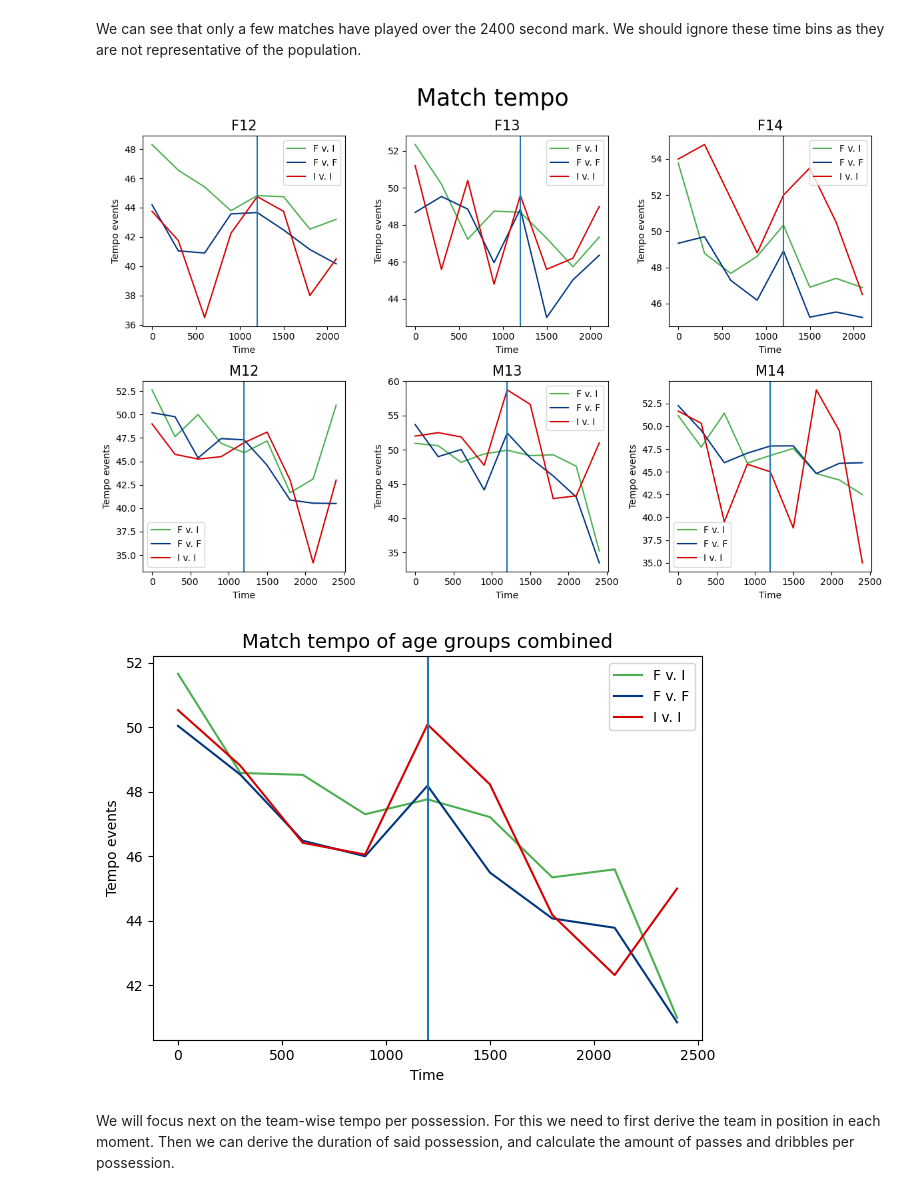
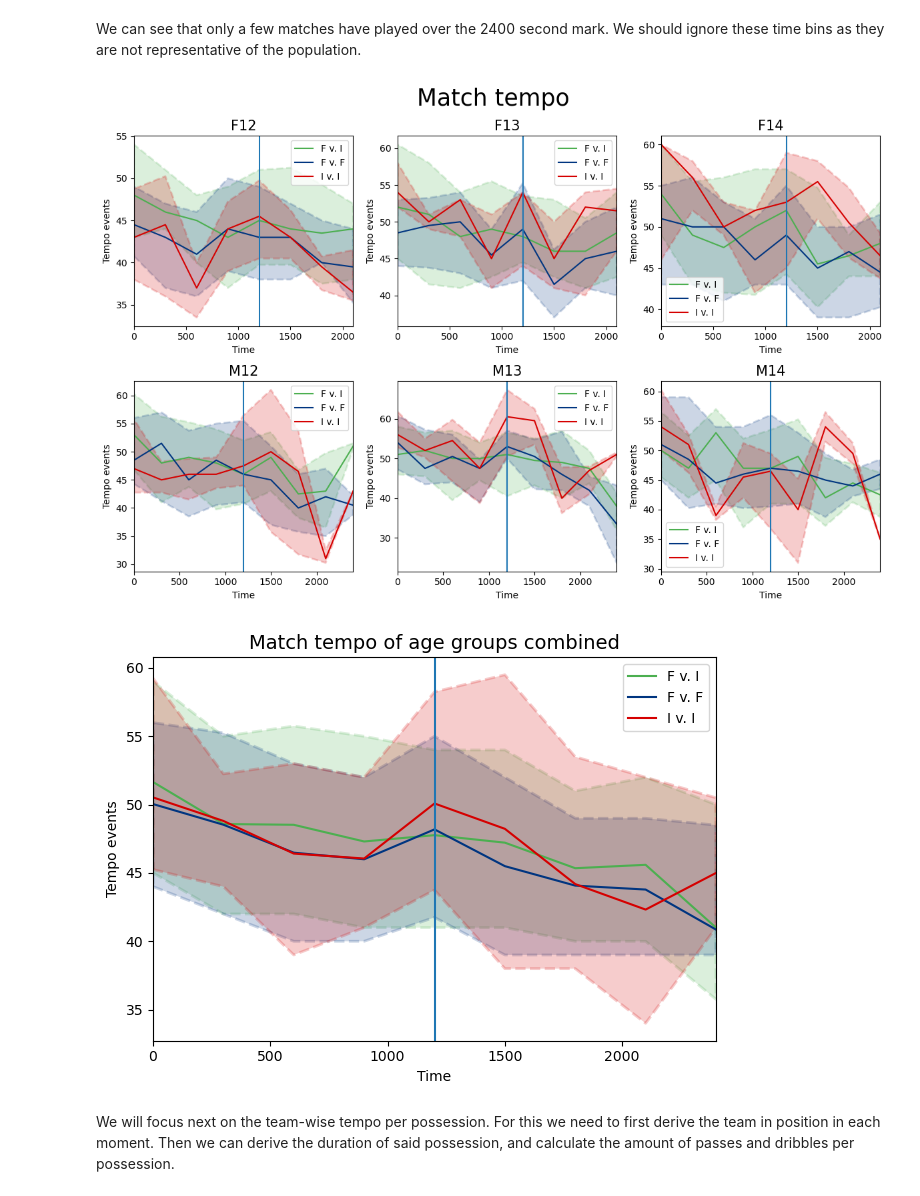
Before and after one commit to konstanyman/thesis_analysis, a Jupyter notebook: processing/tempo.ipynb, the cells around one changed output. Drawn from its saved outputs; the diff is of its cells as text; code cells hidden in the pictures.

Commit message:
quantiles added to plots

```diff
--- a/processing/tempo.ipynb
+++ b/processing/tempo.ipynb
@@ -103,7 +103,7 @@ max_time_bins = tempo_df.groupby('match_id')['time_bin'].transform('max')
 
 # Keep only rows where time_bin is NOT the max for that match
 tempo_df = tempo_df[tempo_df['time_bin'] != max_time_bins]
-tempo_df = tempo_df[tempo_df['time_bin'] <= 2400]
+tempo_df = tempo_df[tempo_df['time_bin'] <= 2100]
 # %%
 # plot tempo in a line plot by age groups
 fig, axes = plt.subplots(2,3, figsize=(12,8))
@@ -121,9 +121,13 @@ for i, (group_name, df_group) in enumerate(df_grouped):
 
     for level in int_levels: # [1, 0, 2]
         subset = df_group[df_group['int_level'] == level]
-        avg = subset.groupby('time_bin')['tempo'].mean()
+        avg = subset.groupby('time_bin')['tempo'].median()
+        l_q = subset.groupby('time_bin')['tempo'].quantile(q=0.25)
+        h_q = subset.groupby('time_bin')['tempo'].quantile(q=0.75)
         axes[i].plot(avg, color=colors[level], label=f'{['F v. F', 'F v. I', 'I v. I'][level]}')
+        axes[i].fill_between(avg.index, l_q, h_q, color=colors[level], alpha=.2, linestyle='--', linewidth=2, interpolate=True)
 
+    axes[i].set_xlim([avg.index[0], avg.index[-1]])
     axes[i].set_title(group_name, fontsize=15)
     axes[i].axvline(1200)
     axes[i].legend()  # Add legend to differentiate int_level categories
@@ -133,29 +137,33 @@ for i, (group_name, df_group) in enumerate(df_grouped):
 fig.suptitle('Match tempo', fontsize=25)
 plt.tight_layout()
 # %% [output]
-[figure, old version]
+[figure, new version]
 # %%
 # plot tempo
 
 colors = ['#003580', '#4caf50', '#d50000']
 
 # Group by int_level within each age group
 int_levels = tempo_df['int_level'].unique()  # Get unique intensity levels
 
 for level in int_levels: # [1, 0, 2]
     subset = tempo_df[tempo_df['int_level'] == level]
+    l_q = subset.groupby('time_bin')['tempo'].quantile(q=0.25)
+    h_q = subset.groupby('time_bin')['tempo'].quantile(q=0.75)
     avg = subset.groupby('time_bin')['tempo'].mean()
     plt.plot(avg, color=colors[level], label=f'{['F v. F', 'F v. I', 'I v. I'][level]}')
+    plt.fill_between(avg.index, l_q, h_q, color=colors[level], alpha=.2, linestyle='--', linewidth=2, interpolate=True)
 
+plt.xlim([avg.index[0], avg.index[-1]])
 plt.title('Match tempo of age groups combined', fontsize=14)
 plt.axvline(1200)
 plt.legend()  # Add legend to differentiate int_level categories
 plt.xlabel('Time')
 plt.ylabel('Tempo events')
 
 plt.tight_layout()
 # %% [output]
-[figure, old version]
+[figure, new version]
 # %% [markdown]
 We will focus next on the team-wise tempo per possession. For this we need to first derive the team in position in each moment. Then we can derive the duration of said possession, and calculate the amount of passes and dribbles per possession.
 # %%
```
Also changed, not shown: parts of 4 cells of this notebook.
